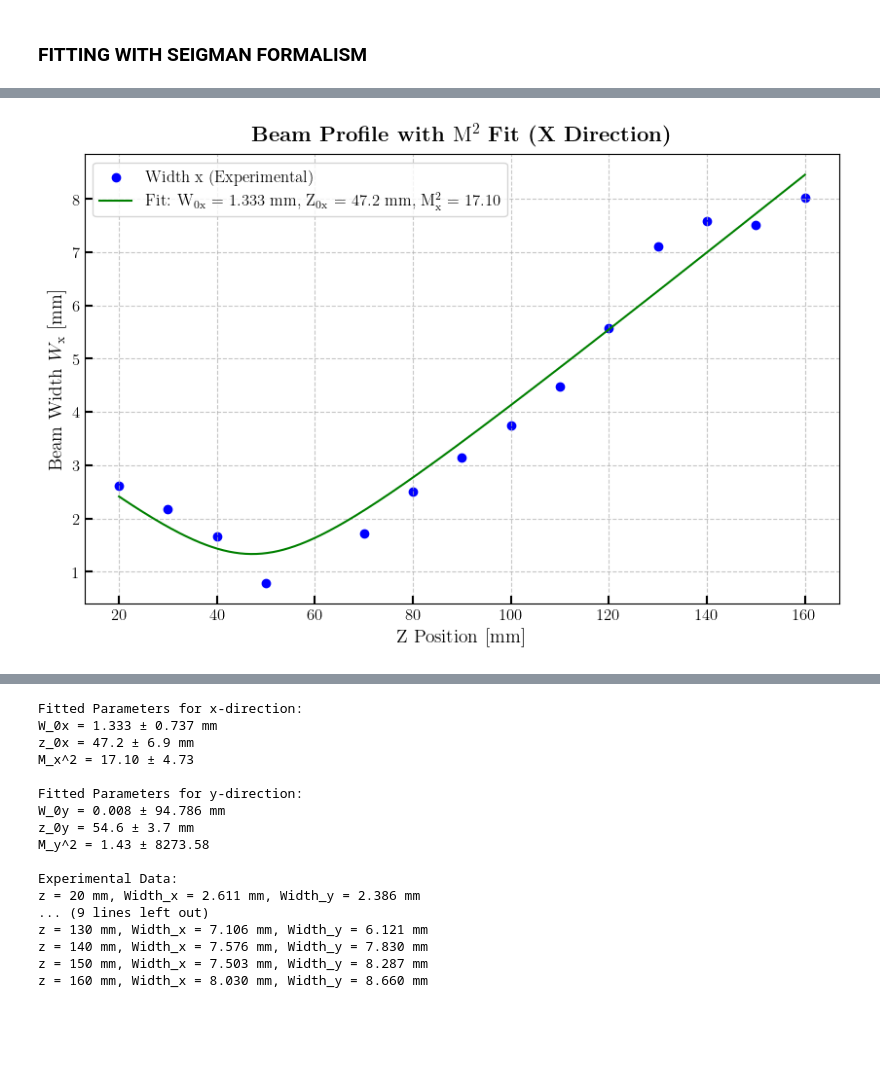
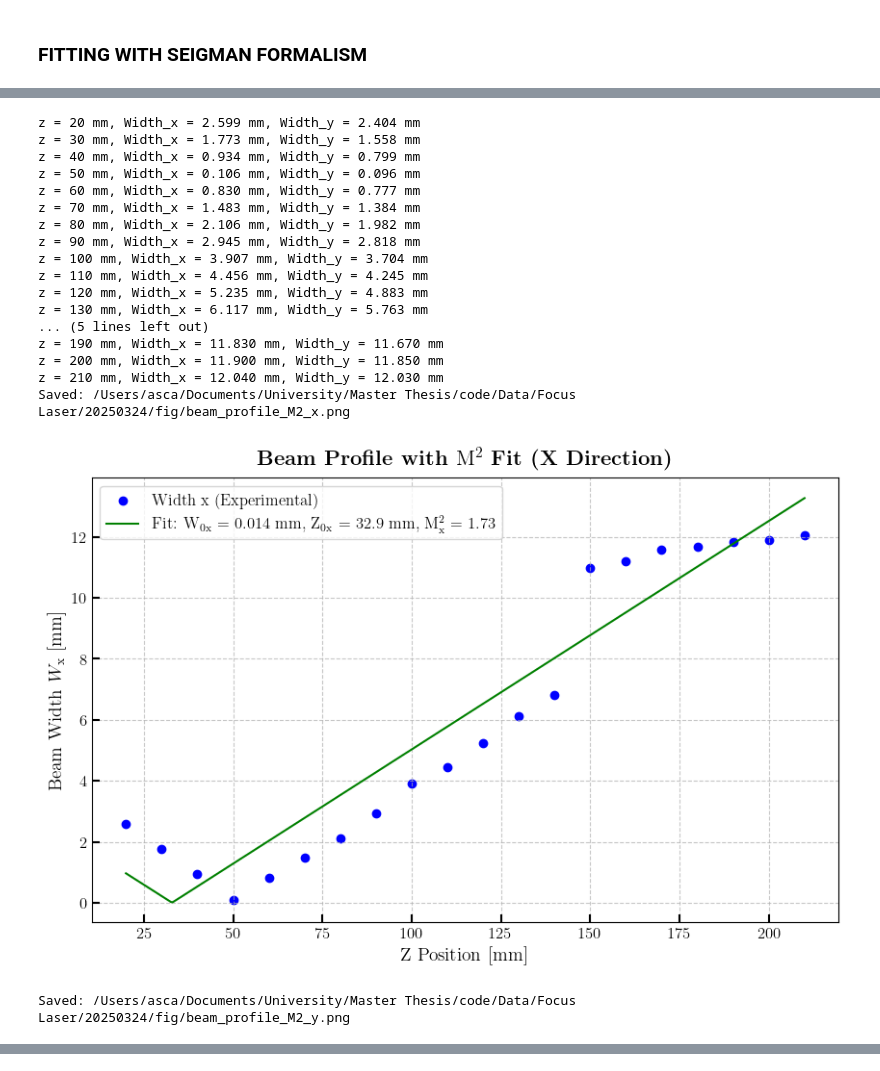
Before and after one commit to AscanioGalbiati/LISA_QPD_Gap, a Jupyter notebook: beam_profile.ipynb, the cells around one changed output, grey strips where cells are left out. Cells and saved outputs as stored; diff of their text form; code cells hidden in the pictures; blank space fills up the shorter version.

```diff
--- a/beam_profile.ipynb
+++ b/beam_profile.ipynb
@@ -13,8 +13,10 @@ plt.rcParams['font.family'] = 'serif'
 plt.rcParams['font.serif'] = ['Computer Modern']
 
 # Data path
-data_path = "/Users/asca/Documents/University/Master Thesis/code/Data/Focus Laser/20250313/"
-file_list = sorted(glob.glob(os.path.join(data_path, "0_*mm Beam Results.csv")))
+data_path = "/Users/asca/Documents/University/Master Thesis/code/Data/Focus Laser/20250324/"
+file_list = sorted(glob.glob(os.path.join(data_path, "*mm Beam Results.csv")))
+fig_dir = os.path.join(data_path, "fig")
+os.makedirs(fig_dir, exist_ok=True)
 
 # Initializations
 z_values = []
@@ -24,7 +26,7 @@ width_y = []
 # Extract data
 for file in file_list:
     filename = os.path.basename(file)
-    z = int(filename.split('_')[1].split('mm')[0])
+    z = int(filename.split('mm')[0])
     z_values.append(z)
 
     # Read file contents
@@ -49,6 +51,10 @@ z_values = z_values[sorted_indices]
 width_x = width_x[sorted_indices]
 width_y = width_y[sorted_indices]
 
+# Print data
+for z, wx, wy in zip(z_values, width_x, width_y):
+    print(f"z = {z} mm, Width_x = {wx:.3f} mm, Width_y = {wy:.3f} mm")
+
 # Plot Width x vs. z
 plt.figure(figsize=(8, 6))
 plt.scatter(z_values, width_x, color='b', marker='o', s=30, label=r'Width x')
@@ -59,6 +65,9 @@ plt.legend(loc='upper left', fontsize=10, bbox_to_anchor=(0.05, 0.98), frameon=T
 #plt.legend(loc='upper left', fontsize=12, frameon=True)
 plt.tick_params(axis='both', which='major', labelsize=12, length=6, width=1.5, direction='in')
 plt.grid(True, linestyle='--', alpha=0.6)
+save_beam_x = os.path.join(fig_dir, "beam_profile_x.png")
+plt.savefig(save_beam_x, dpi=300, bbox_inches='tight', facecolor='white')
+print(f"Saved: {save_beam_x}")
 plt.show()
 
 # Plot Width y vs. z
@@ -70,5 +79,8 @@ plt.title(r'\textbf{Beam Profile (Y Direction)}', fontsize=16, fontweight='bold'
 plt.legend(loc='upper left', fontsize=12, frameon=True)
 plt.tick_params(axis='both', which='major', labelsize=12, length=6, width=1.5, direction='in')
 plt.grid(True, linestyle='--', alpha=0.6)
+save_beam_y = os.path.join(fig_dir, "beam_profile_y.png")
+plt.savefig(save_beam_y, dpi=300, bbox_inches='tight', facecolor='white')
+print(f"Saved: {save_beam_y}")
 plt.show()
 # %% [output]
@@ -209,8 +305,11 @@ import matplotlib.pyplot as plt
 from scipy.optimize import curve_fit
 
 # Data path
-data_path = "/Users/asca/Documents/University/Master Thesis/code/Data/Focus Laser/20250313/"
-file_list = sorted(glob.glob(os.path.join(data_path, "0_*mm Beam Results.csv")))
+data_path = "/Users/asca/Documents/University/Master Thesis/code/Data/Focus Laser/20250324/"
+file_list = sorted(glob.glob(os.path.join(data_path, "*mm Beam Results.csv")))
+fig_dir = os.path.join(data_path, "fig")
+os.makedirs(fig_dir, exist_ok=True)
+
 
 z_values = []
 width_x = []
@@ -219,7 +318,7 @@ width_y = []
 # Read experimental data
 for file in file_list:
     filename = os.path.basename(file)
-    z = int(filename.split('_')[1].split('mm')[0])
+    z = int(filename.split('mm')[0])
     z_values.append(z)
 
     with open(file, 'r') as f:
@@ -288,6 +387,10 @@ z_theoretical = np.linspace(min(z_values), max(z_values), 500)
 Wx_theoretical = np.sqrt(beam_width_squared(z_theoretical, W0x_fit, z0x_fit, M2x_fit))
 Wy_theoretical = np.sqrt(beam_width_squared(z_theoretical, W0y_fit, z0y_fit, M2y_fit))
 
+# Print data
+for z, wx, wy in zip(z_values, width_x, width_y):
+    print(f"z = {z} mm, Width_x = {wx:.3f} mm, Width_y = {wy:.3f} mm")
+
 # Plot Width x vs. z
 plt.figure(figsize=(10, 6))
 plt.scatter(z_values, width_x, color='b', label='Width x (Experimental)')
@@ -298,36 +401,55 @@ plt.ylabel(r'Beam Width $W_{\rm{x}}$ [mm]', fontsize=14)
 plt.title(r'\textbf{Beam Profile with $\rm{M}^2$ Fit (X Direction)}', fontsize=16, fontweight='bold', pad=10)
 plt.legend(fontsize=12)
 plt.tick_params(axis='both', which='major', labelsize=12, length=6, width=1.5, direction='in')
 plt.grid(True, linestyle='--', alpha=0.7)
+save_beam_M2_x = os.path.join(fig_dir, "beam_profile_M2_x.png")
+plt.savefig(save_beam_M2_x, dpi=300, bbox_inches='tight', facecolor='white')
+print(f"Saved: {save_beam_M2_x}")
 plt.show()
 
 # Plot Width y vs. z
 plt.figure(figsize=(10, 6))
 plt.scatter(z_values, width_y, color='r', label='Width y (Experimental)')
 plt.plot(z_theoretical, Wy_theoretical, color='g', linestyle='-',
          label=r'Fit: $\rm{W_{0y}}$' + f' = {W0y_fit:.3f} mm, 'r'$\rm{Z_{{0y}}}$' + f' = {z0y_fit:.1f} mm, ' r'$\rm{M_y^2}$' + f' = {M2y_fit:.2f}')
 plt.xlabel(r'Z Position [mm]', fontsize=14)
 plt.ylabel(r'Beam Width $W_{\rm{y}}$ [mm]', fontsize=14)
 plt.title(r'\textbf{Beam Profile with $\rm{M}^2$ Fit (Y Direction)}', fontsize=16, fontweight='bold', pad=10)
 plt.legend(fontsize=12)
 plt.tick_params(axis='both', which='major', labelsize=12, length=6, width=1.5, direction='in')
 plt.grid(True, linestyle='--', alpha=0.7)
+save_beam_M2_y = os.path.join(fig_dir, "beam_profile_M2_y.png")
+plt.savefig(save_beam_M2_y, dpi=300, bbox_inches='tight', facecolor='white')
+print(f"Saved: {save_beam_M2_y}")
 plt.show()
 
 # Print fitted parameters with errors
 print("Fitted Parameters for x-direction:")
 print(f"W_0x = {W0x_fit:.3f} ± {W0x_err:.3f} mm")
 print(f"z_0x = {z0x_fit:.1f} ± {z0x_err:.1f} mm")
 print(f"M_x^2 = {M2x_fit:.2f} ± {M2x_err:.2f}")
 
 print("\nFitted Parameters for y-direction:")
 print(f"W_0y = {W0y_fit:.3f} ± {W0y_err:.3f} mm")
 print(f"z_0y = {z0y_fit:.1f} ± {z0y_err:.1f} mm")
 print(f"M_y^2 = {M2y_fit:.2f} ± {M2y_err:.2f}")
-
-# Print data
-print("\nExperimental Data:")
-for z, wx, wy in zip(z_values, width_x, width_y):
-    print(f"z = {z} mm, Width_x = {wx:.3f} mm, Width_y = {wy:.3f} mm")
 # %% [output]
+z = 20 mm, Width_x = 2.599 mm, Width_y = 2.404 mm
+z = 30 mm, Width_x = 1.773 mm, Width_y = 1.558 mm
+z = 40 mm, Width_x = 0.934 mm, Width_y = 0.799 mm
+z = 50 mm, Width_x = 0.106 mm, Width_y = 0.096 mm
+z = 60 mm, Width_x = 0.830 mm, Width_y = 0.777 mm
+z = 70 mm, Width_x = 1.483 mm, Width_y = 1.384 mm
+z = 80 mm, Width_x = 2.106 mm, Width_y = 1.982 mm
+z = 90 mm, Width_x = 2.945 mm, Width_y = 2.818 mm
+z = 100 mm, Width_x = 3.907 mm, Width_y = 3.704 mm
+z = 110 mm, Width_x = 4.456 mm, Width_y = 4.245 mm
+z = 120 mm, Width_x = 5.235 mm, Width_y = 4.883 mm
+z = 130 mm, Width_x = 6.117 mm, Width_y = 5.763 mm
+... (5 lines left out)
+z = 190 mm, Width_x = 11.830 mm, Width_y = 11.670 mm
+z = 200 mm, Width_x = 11.900 mm, Width_y = 11.850 mm
+z = 210 mm, Width_x = 12.040 mm, Width_y = 12.030 mm
+Saved: /Users/asca/Documents/University/Master Thesis/code/Data/Focus Laser/20250324/fig/beam_profile_M2_x.png
-[figure, old version]
+[figure, new version]
+Saved: /Users/asca/Documents/University/Master Thesis/code/Data/Focus Laser/20250324/fig/beam_profile_M2_y.png
@@ -335,17 +456,0 @@ for z, wx, wy in zip(z_values, width_x, width_y):
-Fitted Parameters for x-direction:
-W_0x = 1.333 ± 0.737 mm
-z_0x = 47.2 ± 6.9 mm
-M_x^2 = 17.10 ± 4.73
-
-Fitted Parameters for y-direction:
-W_0y = 0.008 ± 94.786 mm
-z_0y = 54.6 ± 3.7 mm
-M_y^2 = 1.43 ± 8273.58
-
-Experimental Data:
-z = 20 mm, Width_x = 2.611 mm, Width_y = 2.386 mm
-... (9 lines left out)
-z = 130 mm, Width_x = 7.106 mm, Width_y = 6.121 mm
-z = 140 mm, Width_x = 7.576 mm, Width_y = 7.830 mm
-z = 150 mm, Width_x = 7.503 mm, Width_y = 8.287 mm
-z = 160 mm, Width_x = 8.030 mm, Width_y = 8.660 mm
```
Also changed, not shown: parts of 4 cells of this notebook.
